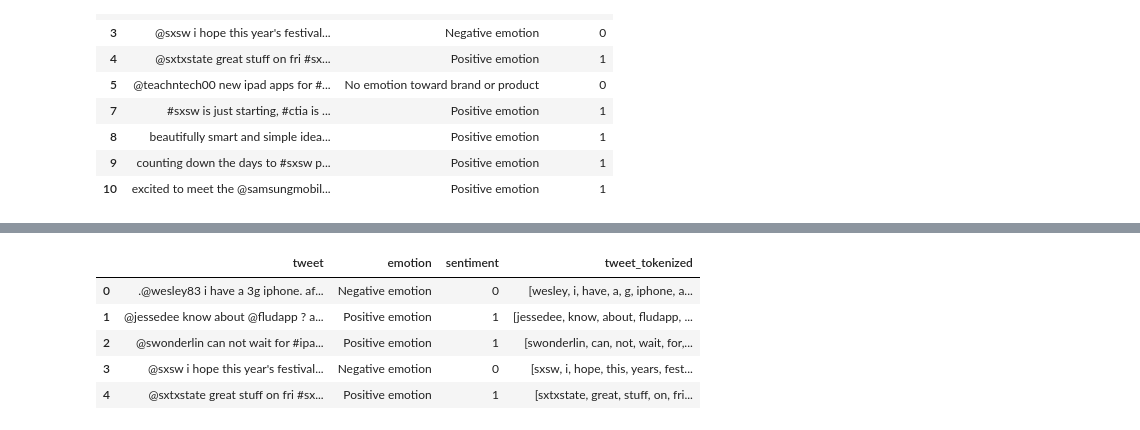
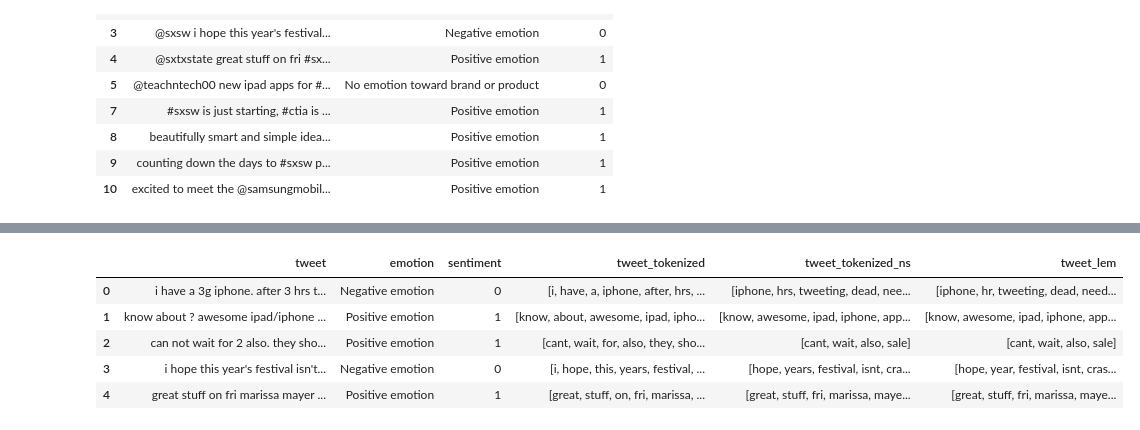
Before and after one commit to AndrewReusche/NLP_Sentiment_Analysis, a Jupyter notebook: NLP_Tweet_Analysis.ipynb, the cells around one changed output, grey strips where cells are left out. Cells and saved outputs as stored; diff of their text form; code cells hidden in the pictures.

```diff
--- a/NLP_Tweet_Analysis.ipynb
+++ b/NLP_Tweet_Analysis.ipynb
@@ -120,0 +129,4 @@ rel_raw_df[:10]
+# %%
+#removing usernames
+rel_raw_df["tweet"]= rel_raw_df["tweet"].apply(lambda x : ' '.join([w for w in x.split() if '@' not in w]).strip())
+#drop instance 9092
@@ -120,0 +153,3 @@ rel_raw_df[:10]
+# %%
+#removing hashtags
+rel_raw_df["tweet"]= rel_raw_df["tweet"].apply(lambda x : ' '.join([w for w in x.split() if '#' not in w]))
@@ -121,21 +174,22 @@ rel_raw_df[:10]
 # %%
 def strip_token(tweet):
     tweet = re.sub(r'http[s]?://\S+|www\.\S+', '', tweet)
-    tweet = re.sub(r'[@#]\w+', lambda match: match.group(0)[1:], tweet)
     tweet = re.sub(r'&amp;', 'and', tweet)
     tweet = re.sub(r'/', ' ', tweet)
     tweet = re.sub(r'_', ' ', tweet)
-    tweet = re.sub(r'\d+', '', tweet)
+    tweet = re.sub(r'\d+\w*', '', tweet)
     tweet = re.sub(r'[^\w\s]', '', tweet)
+    tweet = re.sub(r'can not', "cant", tweet)
+    tweet = re.sub(r'will not', "wont", tweet)
     tokens = word_tokenize(tweet)
     return tokens
 
 rel_raw_df['tweet_tokenized'] = rel_raw_df['tweet'].apply(strip_token)
 rel_raw_df.head()
 # %% [output]
-|  | tweet | emotion | sentiment | tweet_tokenized |
-| 0 | .@wesley83 i have a 3g iphone. af... | Negative emotion | 0 | [wesley, i, have, a, g, iphone, a... |
-| 1 | @jessedee know about @fludapp ? a... | Positive emotion | 1 | [jessedee, know, about, fludapp, ... |
-| 2 | @swonderlin can not wait for #ipa... | Positive emotion | 1 | [swonderlin, can, not, wait, for,... |
-| 3 | @sxsw i hope this year's festival... | Negative emotion | 0 | [sxsw, i, hope, this, years, fest... |
-| 4 | @sxtxstate great stuff on fri #sx... | Positive emotion | 1 | [sxtxstate, great, stuff, on, fri... |
+|  | tweet | emotion | sentiment | tweet_tokenized | tweet_tokenized_ns | tweet_lem |
+| 0 | i have a 3g iphone. after 3 hrs t... | Negative emotion | 0 | [i, have, a, iphone, after, hrs, ... | [iphone, hrs, tweeting, dead, nee... | [iphone, hr, tweeting, dead, need... |
+| 1 | know about ? awesome ipad/iphone ... | Positive emotion | 1 | [know, about, awesome, ipad, ipho... | [know, awesome, ipad, iphone, app... | [know, awesome, ipad, iphone, app... |
+| 2 | can not wait for 2 also. they sho... | Positive emotion | 1 | [cant, wait, for, also, they, sho... | [cant, wait, also, sale] | [cant, wait, also, sale] |
+| 3 | i hope this year's festival isn't... | Negative emotion | 0 | [i, hope, this, years, festival, ... | [hope, years, festival, isnt, cra... | [hope, year, festival, isnt, cras... |
+| 4 | great stuff on fri marissa mayer ... | Positive emotion | 1 | [great, stuff, on, fri, marissa, ... | [great, stuff, fri, marissa, maye... | [great, stuff, fri, marissa, maye... |
```
Also changed, not shown: parts of 27 cells of this notebook.
